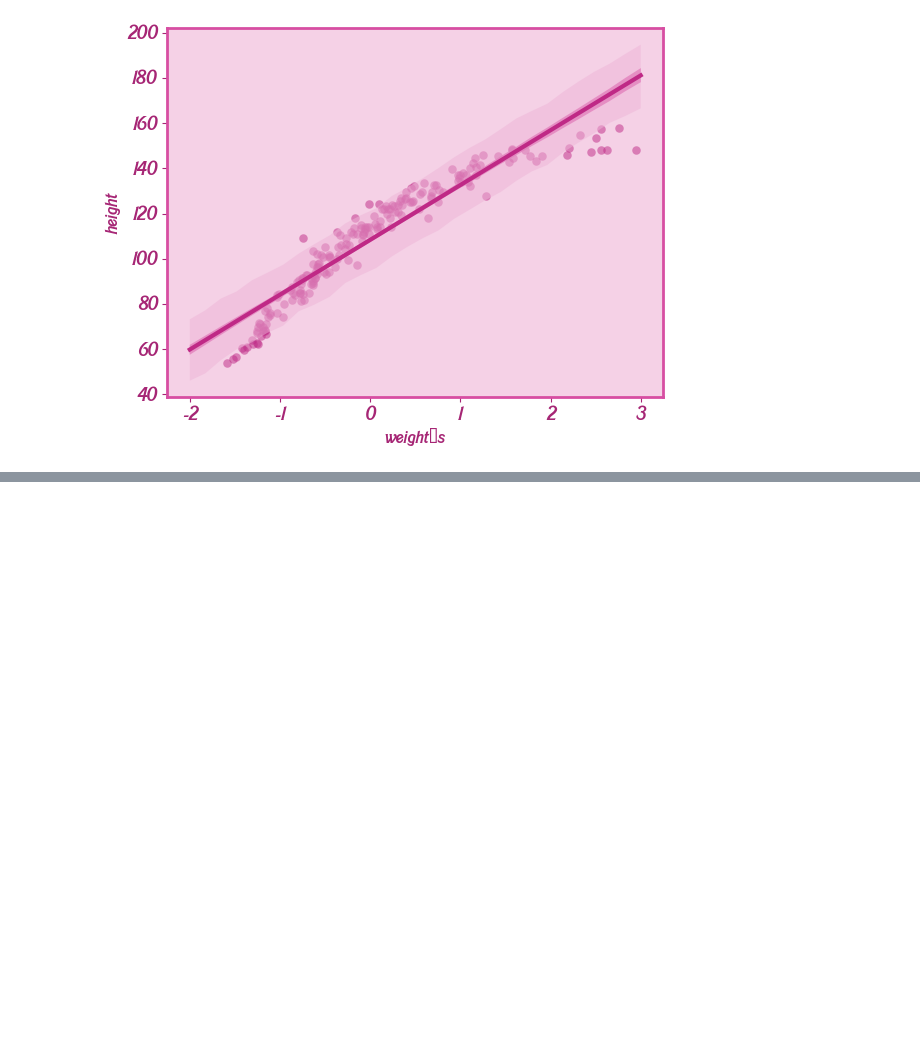
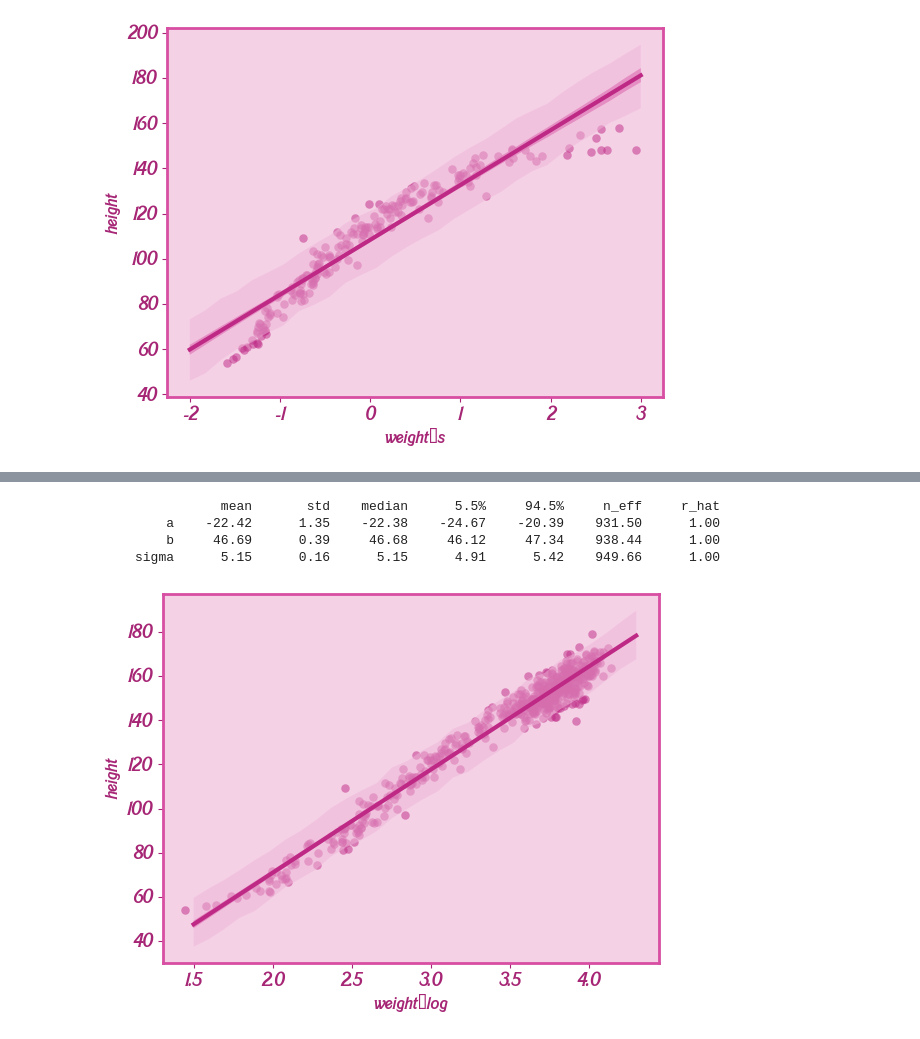
Before and after one commit to zsfrbkv/statrethink-course-numpyro-2019, a Jupyter notebook: statrethink_numpyro_w02.ipynb, the cells around one changed output, grey strips where cells are left out. Saved outputs shown, nothing was run; the diff lists cells and outputs as text; code cells hidden in the pictures; blank space fills up the shorter version.

```diff
--- a/statrethink_numpyro_w02.ipynb
+++ b/statrethink_numpyro_w02.ipynb
@@ -1497,10 +1429,0 @@ d2.head(3)
-# %%
-def model(weight, height=None):
-    # priors
-    alpha = numpyro.sample('alpha', dist.Normal(178,20))
-    beta1 = numpyro.sample('beta1', dist.Normal(0,1))
-    beta2 = numpyro.sample('beta2', dist.Normal(0,1))
-    sigma = numpyro.sample('sigma', dist.Normal(0,50))
-    # likelihood
-    mu = alpha + beta1*weight + beta2*(weight**2)
-    numpyro.sample('height_hat', dist.Normal(mu,sigma), obs=height)
@@ -1604,10 +1429,0 @@ d3 = d3.assign(weight_c_2=pd.Series(d3.weight_c**2))
-# %%
-def model(weight, height=None):
-    # priors
-    alpha = numpyro.sample('alpha', dist.Normal(178,20))
-    beta1 = numpyro.sample('beta1', dist.LogNormal(2,1))
-    beta2 = numpyro.sample('beta2', dist.LogNormal(1,1))
-    sigma = numpyro.sample('sigma', dist.Normal(0,50))
-    # likelihood
-    mu = alpha + beta1*weight - beta2*(weight**2)
-    numpyro.sample('height_hat', dist.Normal(mu,sigma), obs=height)
@@ -1660,0 +1437,56 @@ A key problem in getting reasonable curves here is that obviously a and `beta1`
+# %%
+d["weight_log"] = jnp.log(d.weight.values)
+
+def model(weight_log, height=None):
+    a = numpyro.sample("a", dist.Normal(178, 20))
+    b = numpyro.sample("b", dist.LogNormal(0, 1))
+    sigma = numpyro.sample("sigma", dist.Uniform(0, 50))
+    mu = numpyro.deterministic("mu", a + b * weight_log)
+    numpyro.sample("height", dist.Normal(mu, sigma), obs=height)
+
+
+m4h_3 = AutoLaplaceApproximation(model)
+svi = SVI(
+    model,
+    m4h_3,
+    optim.Adam(0.3),
+    Trace_ELBO(),
+    weight_log=d.weight_log.values,
+    height=d.height.values,
+)
+svi_result = svi.run(random.PRNGKey(0), 3000)
+p4h_3 = svi_result.params
+samples = m4h_3.sample_posterior(random.PRNGKey(1), p4h_3, (1000,))
+samples.pop("mu")
+print_summary(samples, 0.89, False)
+# %% [output]
+                mean       std    median      5.5%     94.5%     n_eff     r_hat
+         a    -22.42      1.35    -22.38    -24.67    -20.39    931.50      1.00
+         b     46.69      0.39     46.68     46.12     47.34    938.44      1.00
+     sigma      5.15      0.16      5.15      4.91      5.42    949.66      1.00
+# %%
+weight_seq = jnp.linspace(start=1.5, stop=4.3, num=30)
+
+post = m4h_3.sample_posterior(random.PRNGKey(1), p4h_3, (1000,))
+mu = Predictive(m4h_3.model, post, return_sites=["mu"])(
+    random.PRNGKey(2), weight_seq, None
+)["mu"]
+mu_mean = jnp.mean(mu, 0)
+mu_PI = numpyro.diagnostics.hpdi(mu, 0.97, axis=0)
+
+sim_height = Predictive(m4h_3.model, post, return_sites=["height"])(
+    random.PRNGKey(2), weight_seq, None
+)["height"]
+height_PI = numpyro.diagnostics.hpdi(sim_height, 0.97, axis=0)
+
+az.plot_pair(
+    d[["weight_log", "height"]].to_dict(orient="list"), scatter_kwargs={"alpha": 0.5, "s":150}
+)
+
+plt.plot(weight_seq, mu_mean)
+plt.fill_between(weight_seq, mu_PI[0], mu_PI[1], alpha=0.8)
+plt.fill_between(weight_seq, height_PI[0], height_PI[1], alpha=0.5)
+
+plt.show()
+# %% [output]
+[figure, added]
```
Also changed, not shown: parts of 36 cells of this notebook.
